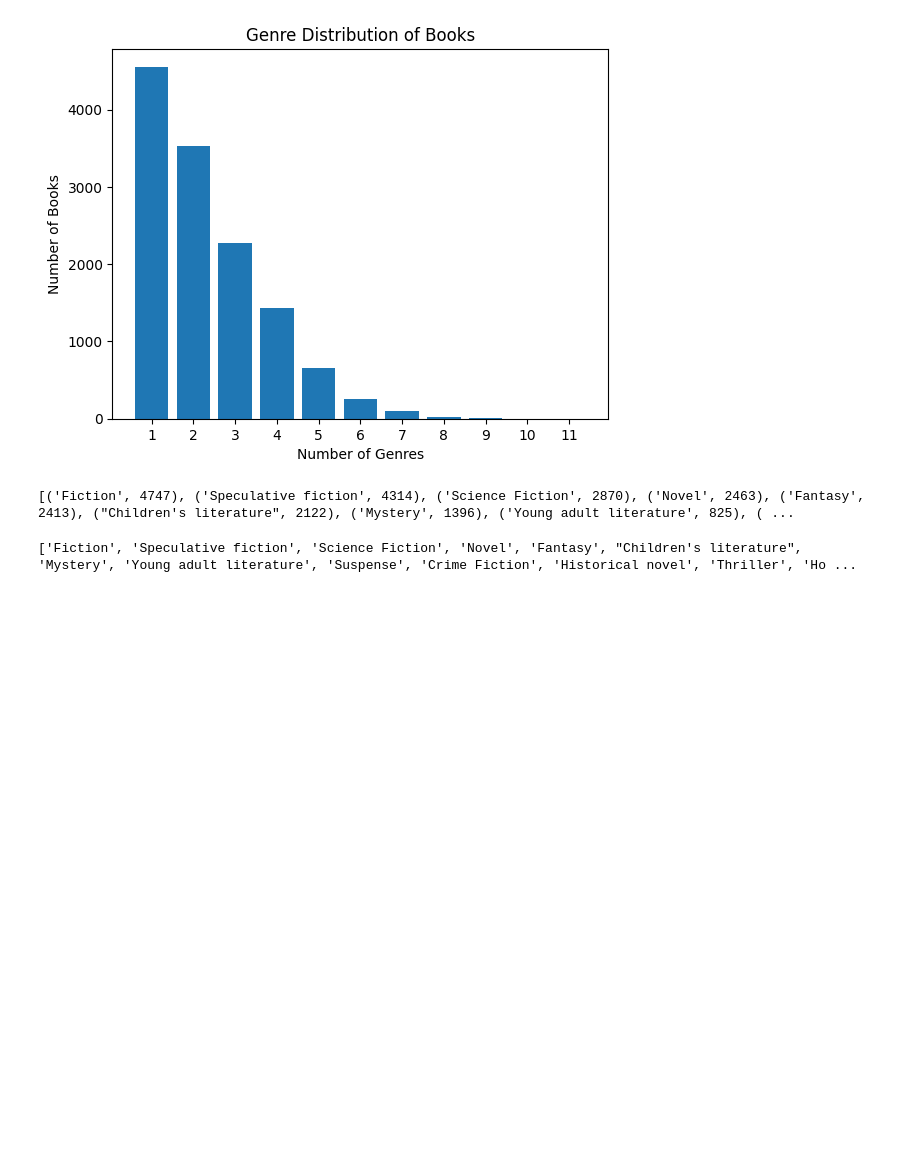
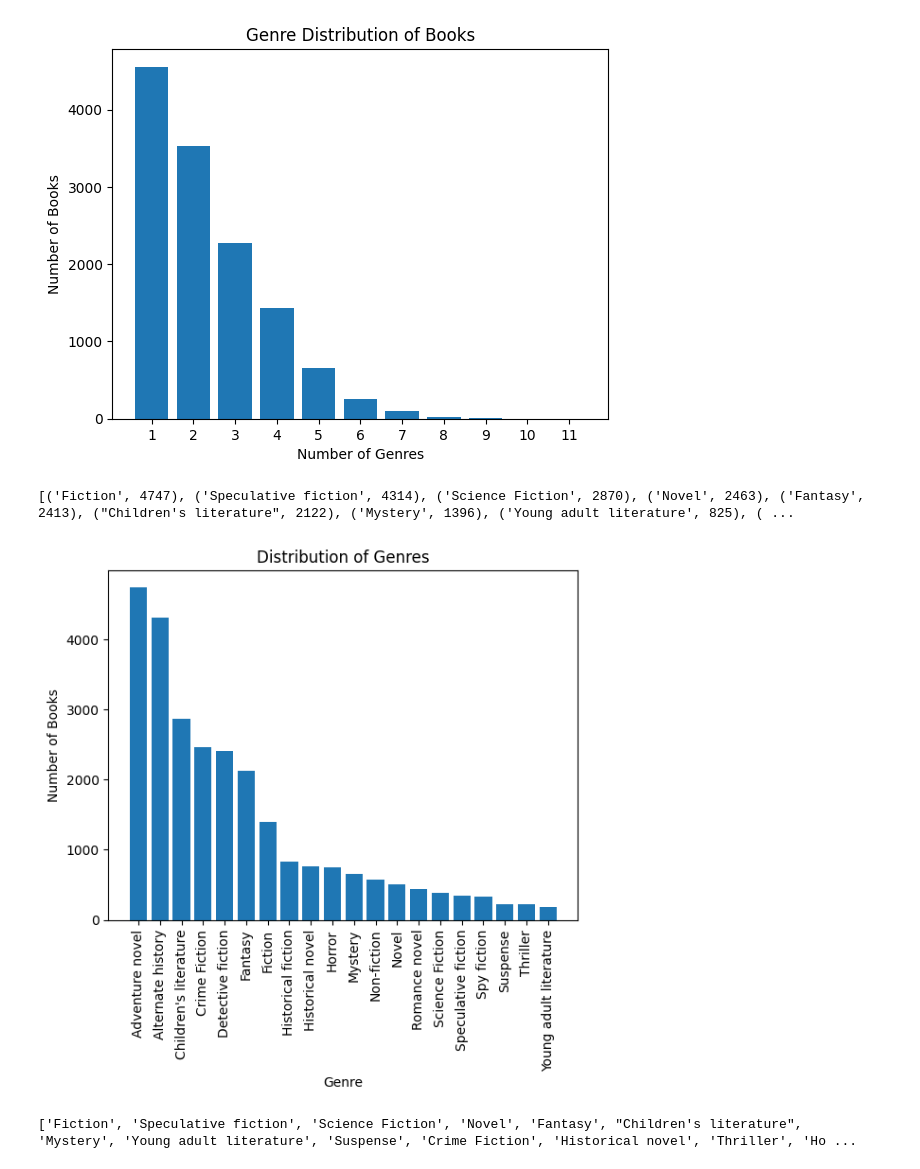
Before and after one commit to czastudil/cis5590-project, a Jupyter notebook: multilabel-classifier.ipynb, the cells around one changed output. Saved outputs shown, nothing was run; the diff lists cells and outputs as text; code cells hidden in the pictures; blank space fills up the shorter version.

```diff
--- a/multilabel-classifier.ipynb
+++ b/multilabel-classifier.ipynb
@@ -88,16 +88,16 @@ print('Size of dataset after removing missing summaries:', len(df))
 print('Size of dataset after preprocessing:', len(df))
 
 # Tokenize titles & convert to lower case - add to tokenized_title column
-df['title'] = df['title'].apply(lambda x: nltk.word_tokenize(clean_text(x.lower())))
+df['token_title'] = df['title'].apply(lambda x: nltk.word_tokenize(clean_text(x.lower())))
 
 # Tokenize summaries & convert to lower case - add to tokenized_summary column
-df['summary'] = df['summary'].apply(lambda x: nltk.word_tokenize(clean_text(x.lower())))
+df['token_summary'] = df['summary'].apply(lambda x: nltk.word_tokenize(clean_text(x.lower())))
 
 # Remove all stop words from all summaries & titles
 stop = stopwords.words('english')
-df['summary'] = df['summary'].apply(lambda x: [word for word in x if word not in (stop)])
-df['title'] = df['title'].apply(lambda x: [word for word in x if word not in (stop)])
-df['summary'] = [' '.join(map(str, l)) for l in df['summary']]
-df['title'] = [' '.join(map(str, l)) for l in df['title']]
-df["title_summary"] = df["title"] + " " + df["summary"]
+df['token_summary'] = df['token_summary'].apply(lambda x: [word for word in x if word not in (stop)])
+df['token_title'] = df['token_title'].apply(lambda x: [word for word in x if word not in (stop)])
+df['token_summary'] = [' '.join(map(str, l)) for l in df['token_summary']]
+df['token_title'] = [' '.join(map(str, l)) for l in df['token_title']]
+df["title_summary"] = df["token_title"] + " " + df["token_summary"]
 # %% [output]
@@ -187,5 +187,16 @@ genre_freq = dict(sorted_genre)
 print(sorted_genre)
 # %% [output]
 [('Fiction', 4747), ('Speculative fiction', 4314), ('Science Fiction', 2870), ('Novel', 2463), ('Fantasy', 2413), ("Children's literature", 2122), ('Mystery', 1396), ('Young adult literature', 825), ( ...
+# %%
+top_20_genres = dict(sorted_genre[:20])
+plt.bar(range(len(top_20_genres)), sorted(top_20_genres.values(), reverse=True), align='center')
+plt.xticks(range(len(top_20_genres)), sorted(list(top_20_genres.keys())))
+plt.title("Distribution of Genres")
+plt.xlabel("Genre")
+plt.xticks(rotation=90)
+plt.ylabel("Number of Books")
+plt.show()
+# %% [output]
+[figure, added]
 # %%
 new_columns = []
```
Also changed, not shown: parts of 14 cells of this notebook.
